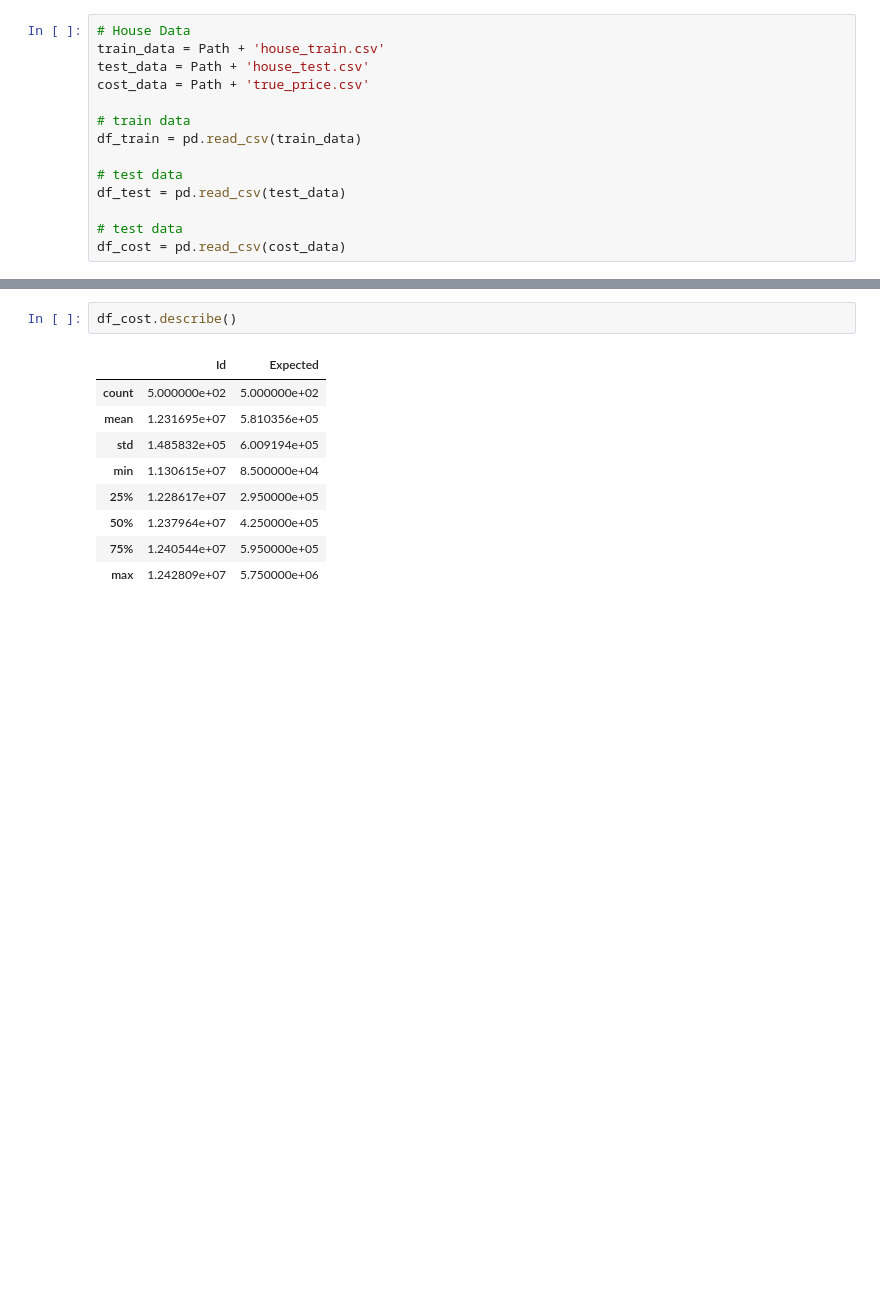
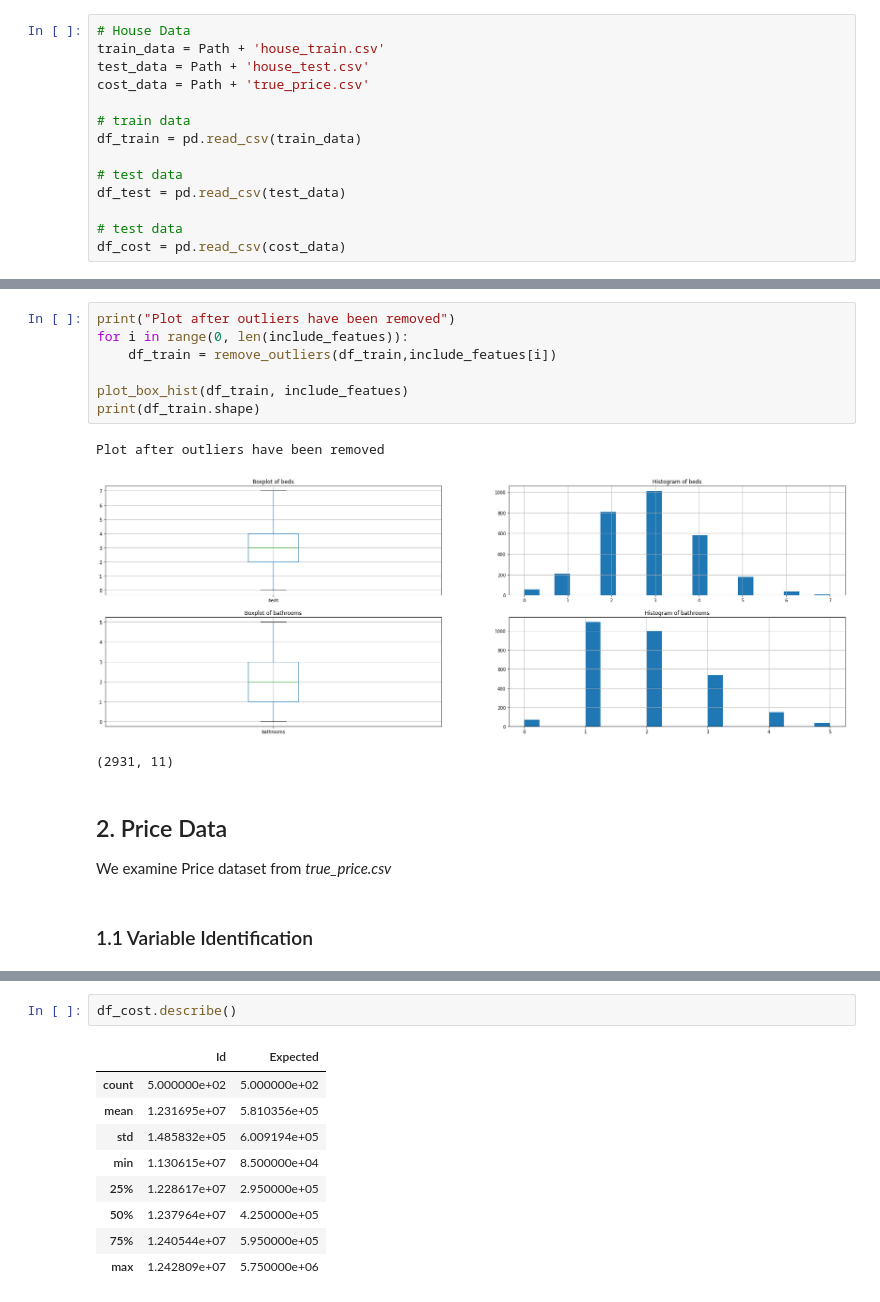
Before and after one commit to ranadas/ET5003_SEM1_2021-2, a Jupyter notebook: Week-3/ET5003_Etivity2_Rana_Das_19137338.ipynb, the cells around one changed output, grey strips where cells are left out. Cells and saved outputs as stored; diff of their text form; blank space fills up the shorter version.

```diff
--- a/Week-3/ET5003_Etivity2_Rana_Das_19137338.ipynb
+++ b/Week-3/ET5003_Etivity2_Rana_Das_19137338.ipynb
@@ -252,0 +477,17 @@ df_train.describe()
+# %%
+print("Plot after outliers have been removed")
+for i in range(0, len(include_featues)):
+    df_train = remove_outliers(df_train,include_featues[i])
+
+plot_box_hist(df_train, include_featues)
+print(df_train.shape)
+# %% [output]
+Plot after outliers have been removed
+[figure, added]
+(2931, 11)
+# %% [markdown]
+## 2. Price Data
+
+We examine Price dataset from *true_price.csv*
+# %% [markdown]
+### 1.1 Variable Identification
```
Also changed, not shown: parts of 78 cells of this notebook.
